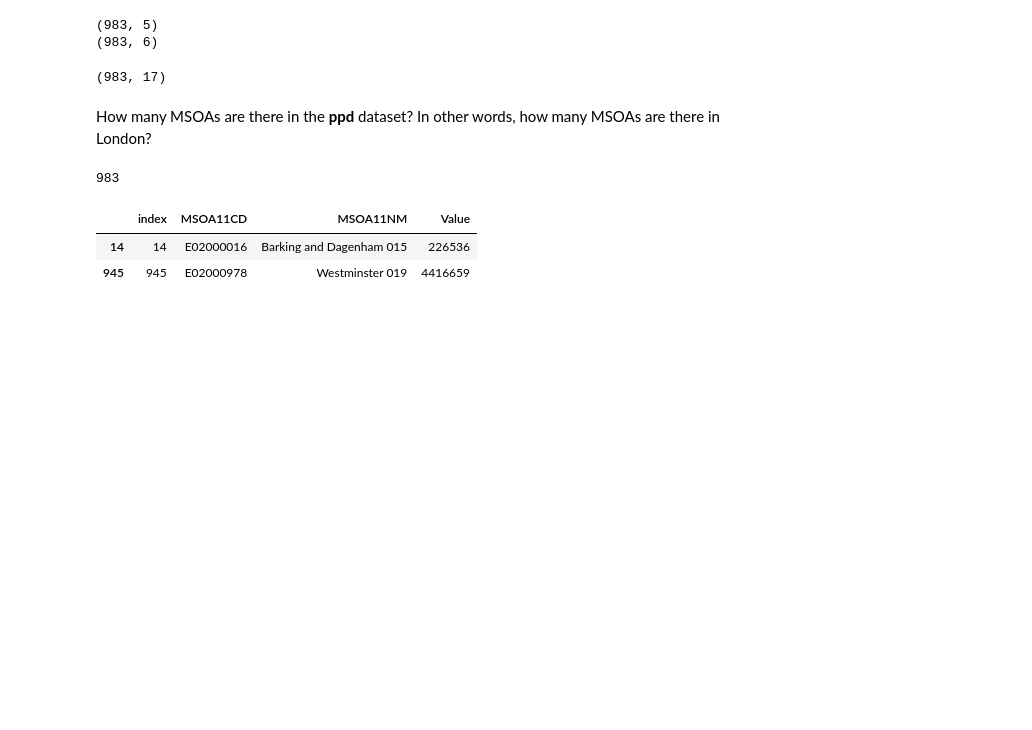
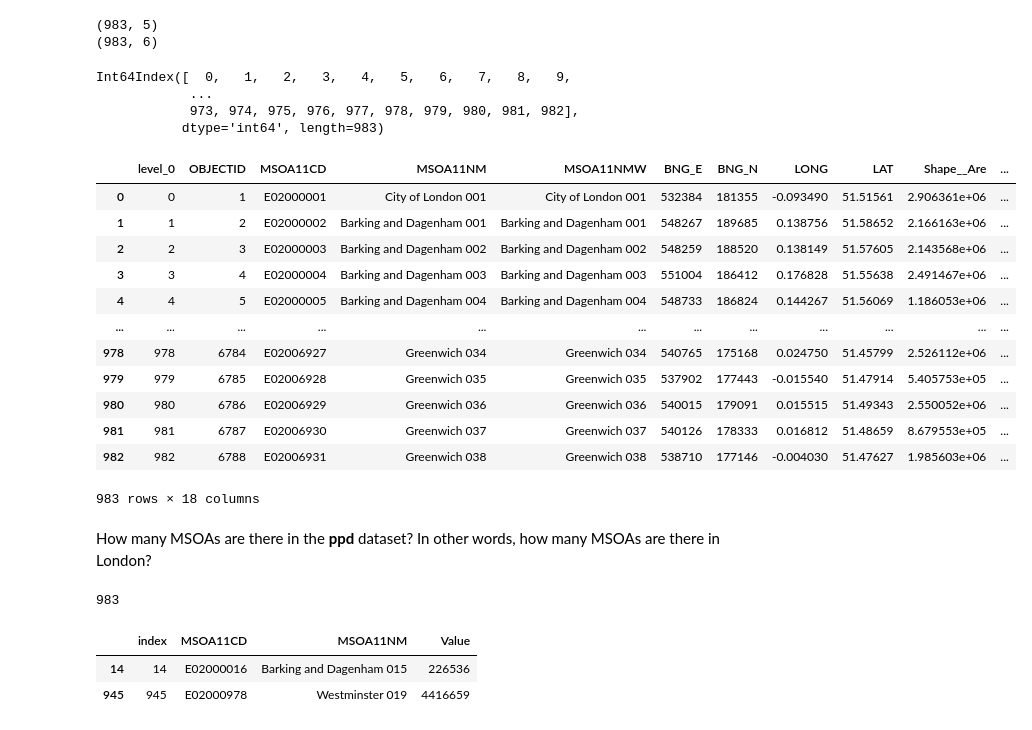
Before and after one commit to minghaninucl/CASA06, a Jupyter notebook: tutorials/week5/DSSS_SDC_2021_Workshop_5_Advanced_Clustering.ipynb, the cells around one changed output. Cells and saved outputs as stored; diff of their text form; code cells hidden in the pictures; blank space fills up the shorter version.

```diff
--- a/tutorials/week5/DSSS_SDC_2021_Workshop_5_Advanced_Clustering.ipynb
+++ b/tutorials/week5/DSSS_SDC_2021_Workshop_5_Advanced_Clustering.ipynb
@@ -109,11 +125,31 @@ print(df.shape)
 df['Measure'] = df.Measure.astype('category')
 df['Value'] = df.Value.astype('int')
 df.drop(columns=['index'], inplace=True)
+# %%
+df.index
+# %% [output]
+Int64Index([  0,   1,   2,   3,   4,   5,   6,   7,   8,   9,
+            ...
+            973, 974, 975, 976, 977, 978, 979, 980, 981, 982],
+           dtype='int64', length=983)
 # %%
 ppd = pd.merge(gdf, df, left_on='MSOA11CD', right_on='Code', how='inner').reset_index()
-ppd.shape
+ppd.shape,
+ppd
 # %% [output]
+|  | level_0 | OBJECTID | MSOA11CD | MSOA11NM | MSOA11NMW | BNG_E | BNG_N | LONG | LAT | Shape__Are | ... |
+| 0 | 0 | 1 | E02000001 | City of London 001 | City of London 001 | 532384 | 181355 | -0.093490 | 51.51561 | 2.906361e+06 | ... |
+| 1 | 1 | 2 | E02000002 | Barking and Dagenham 001 | Barking and Dagenham 001 | 548267 | 189685 | 0.138756 | 51.58652 | 2.166163e+06 | ... |
+| 2 | 2 | 3 | E02000003 | Barking and Dagenham 002 | Barking and Dagenham 002 | 548259 | 188520 | 0.138149 | 51.57605 | 2.143568e+06 | ... |
+| 3 | 3 | 4 | E02000004 | Barking and Dagenham 003 | Barking and Dagenham 003 | 551004 | 186412 | 0.176828 | 51.55638 | 2.491467e+06 | ... |
+| 4 | 4 | 5 | E02000005 | Barking and Dagenham 004 | Barking and Dagenham 004 | 548733 | 186824 | 0.144267 | 51.56069 | 1.186053e+06 | ... |
+| ... | ... | ... | ... | ... | ... | ... | ... | ... | ... | ... | ... |
+| 978 | 978 | 6784 | E02006927 | Greenwich 034 | Greenwich 034 | 540765 | 175168 | 0.024750 | 51.45799 | 2.526112e+06 | ... |
+| 979 | 979 | 6785 | E02006928 | Greenwich 035 | Greenwich 035 | 537902 | 177443 | -0.015540 | 51.47914 | 5.405753e+05 | ... |
+| 980 | 980 | 6786 | E02006929 | Greenwich 036 | Greenwich 036 | 540015 | 179091 | 0.015515 | 51.49343 | 2.550052e+06 | ... |
+| 981 | 981 | 6787 | E02006930 | Greenwich 037 | Greenwich 037 | 540126 | 178333 | 0.016812 | 51.48659 | 8.679553e+05 | ... |
+| 982 | 982 | 6788 | E02006931 | Greenwich 038 | Greenwich 038 | 538710 | 177146 | -0.004030 | 51.47627 | 1.985603e+06 | ... |
-(983, 17)
+983 rows × 18 columns
 # %% [markdown]
 How many MSOAs are there in the **ppd** dataset? In other words, how many MSOAs are there in London?
 # %%
```
Also changed, not shown: parts of 15 cells of this notebook, 30 other files.
